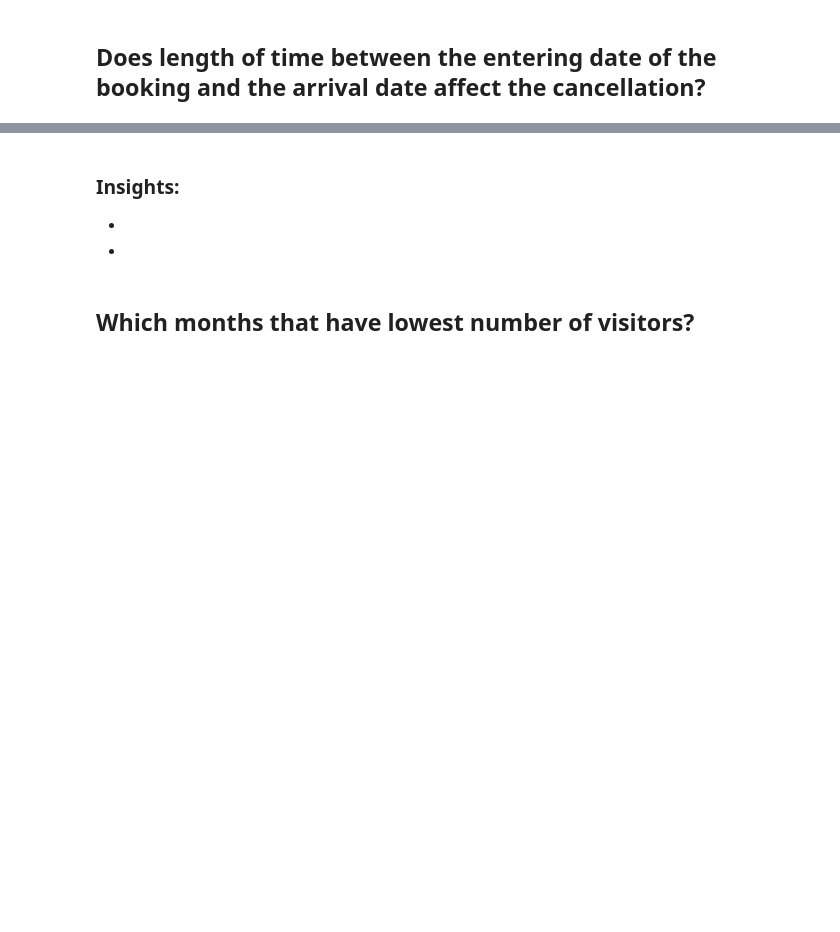
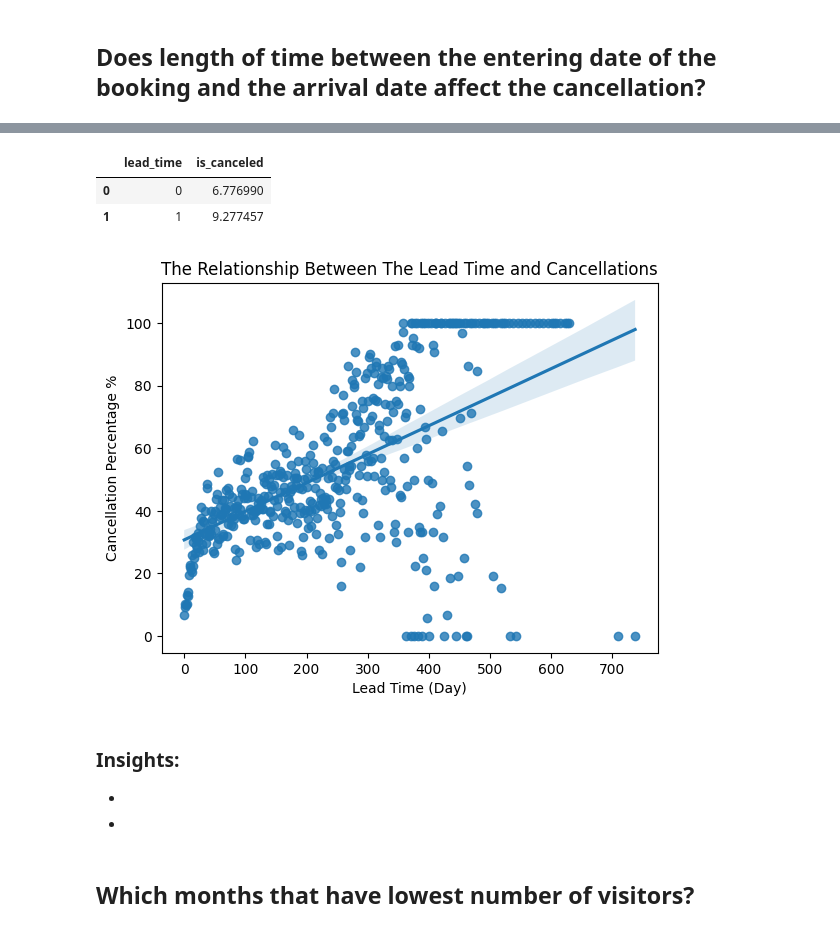
Before and after one commit to Tuwaiq-Data-Science-Bootcamp-V4/PCA-Lab, a Jupyter notebook: CV_Assignment.ipynb, the cells around one changed output, grey strips where cells are left out. Drawn from its saved outputs; the diff is of its cells as text; code cells hidden in the pictures; blank space fills up the shorter version.

```diff
--- a/CV_Assignment.ipynb
+++ b/CV_Assignment.ipynb
@@ -119,3 +152,21 @@ df.describe(include='object')
+# %%
+lc = df[['lead_time','is_canceled']]
+lc2=lc.groupby('lead_time')['is_canceled'].mean().reset_index()
+lc2['is_canceled'] = lc2['is_canceled'] *100
+# %%
+lc2.head(2)
+# %% [output]
+|  | lead_time | is_canceled |
+| 0 | 0 | 6.776990 |
+| 1 | 1 | 9.277457 |
+# %%
+sns.regplot(data=lc2 ,x='lead_time', y='is_canceled'  )
+plt.xlabel('Lead Time (Day)')
+plt.ylabel('Cancellation Percentage %')
+plt.title('The Relationship Between The Lead Time and Cancellations')
+plt.show()
+# %% [output]
+[figure, added]
 # %% [markdown]
 ### Insights:
 -
```
Also changed, not shown: parts of 35 cells of this notebook.
